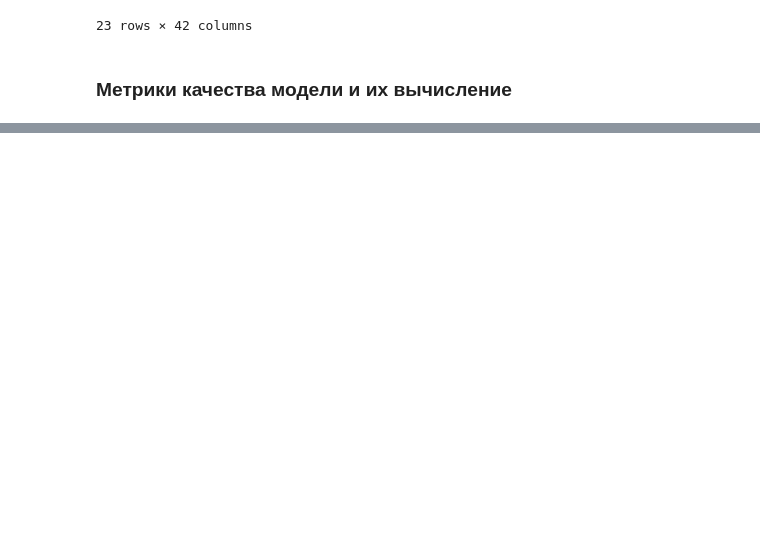
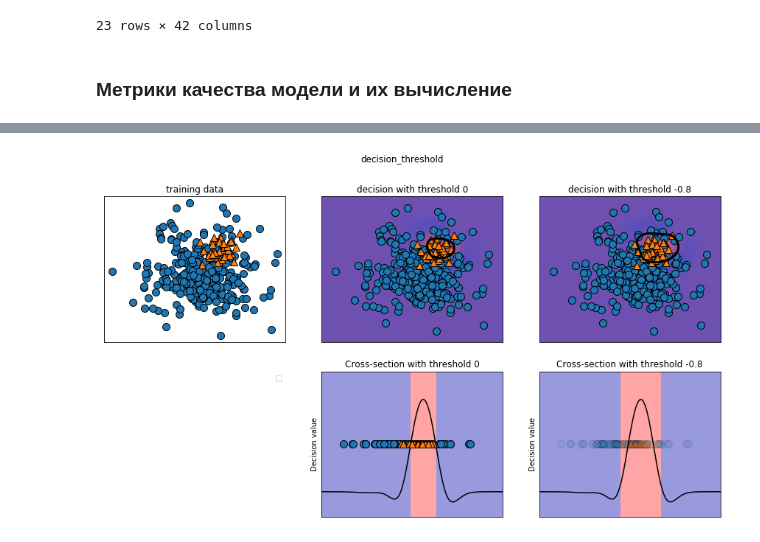
Before and after one commit to azamind/ml-intro, a Jupyter notebook: code/Chapter5.ipynb, the cells around one changed output, grey strips where cells are left out. Cells and saved outputs as stored; diff of their text form; code cells hidden in the pictures; blank space fills up the shorter version.

```diff
--- a/code/Chapter5.ipynb
+++ b/code/Chapter5.ipynb
@@ -360,0 +502,4 @@ display(results.T)
+# %%
+mglearn.plots.plot_decision_threshold()
+# %% [output]
+[figure, added]
```
Also changed, not shown: parts of 46 cells of this notebook.
